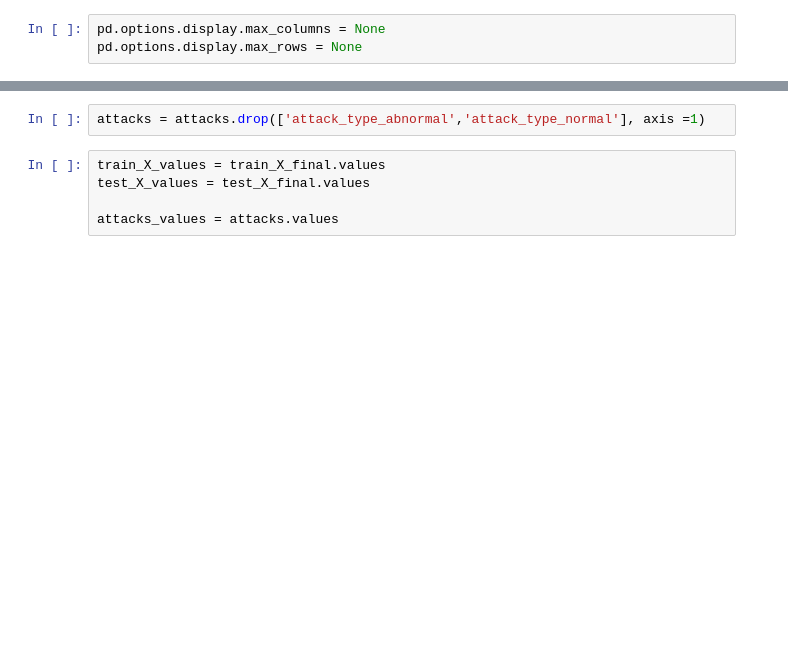
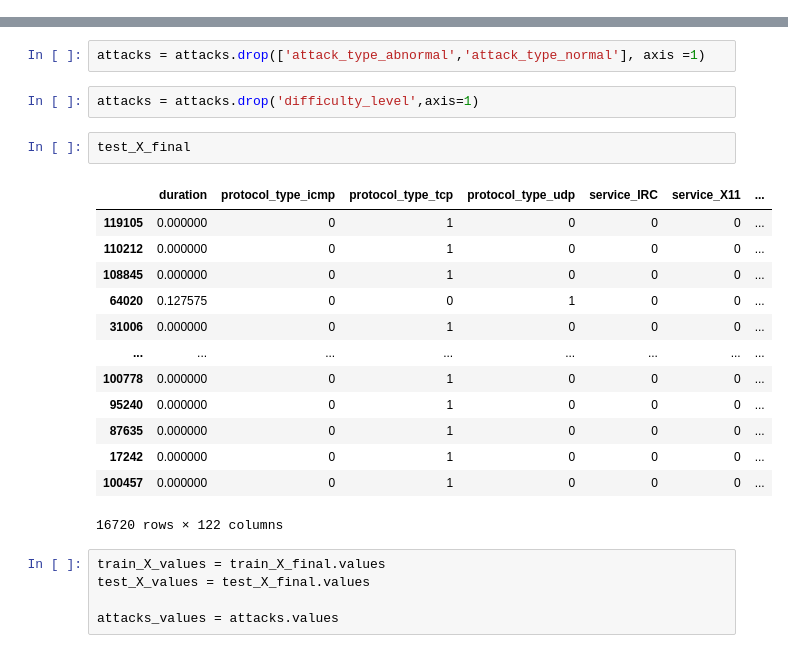
Before and after one commit to roguetech/ML-NIDS, a Jupyter notebook: Network_Instrusion_detection.ipynb, the cells around one changed output, grey strips where cells are left out. Drawn from its saved outputs; the diff is of its cells as text; blank space fills up the shorter version.

```diff
--- a/Network_Instrusion_detection.ipynb
+++ b/Network_Instrusion_detection.ipynb
@@ -359,9 +351,6 @@ Index(['duration', 'protocol_type_icmp', 'protocol_type_tcp',
        'dst_host_rerror_rate', 'dst_host_srv_rerror_rate', 'difficulty_level',
        'attack_type_abnormal'],
       dtype='object', length=124)
-# %%
-pd.options.display.max_columns = None
-pd.options.display.max_rows = None
 # %%
 train_X.columns.tolist()
 # %% [output]
@@ -422,5 +469,23 @@ normal_packet
 # %%
 attacks = attacks.drop(['attack_type_abnormal','attack_type_normal'], axis =1)
+# %%
+attacks = attacks.drop('difficulty_level',axis=1)
+# %%
+test_X_final
+# %% [output]
+|  | duration | protocol_type_icmp | protocol_type_tcp | protocol_type_udp | service_IRC | service_X11 | ... |
+| 119105 | 0.000000 | 0 | 1 | 0 | 0 | 0 | ... |
+| 110212 | 0.000000 | 0 | 1 | 0 | 0 | 0 | ... |
+| 108845 | 0.000000 | 0 | 1 | 0 | 0 | 0 | ... |
+| 64020 | 0.127575 | 0 | 0 | 1 | 0 | 0 | ... |
+| 31006 | 0.000000 | 0 | 1 | 0 | 0 | 0 | ... |
+| ... | ... | ... | ... | ... | ... | ... | ... |
+| 100778 | 0.000000 | 0 | 1 | 0 | 0 | 0 | ... |
+| 95240 | 0.000000 | 0 | 1 | 0 | 0 | 0 | ... |
+| 87635 | 0.000000 | 0 | 1 | 0 | 0 | 0 | ... |
+| 17242 | 0.000000 | 0 | 1 | 0 | 0 | 0 | ... |
+| 100457 | 0.000000 | 0 | 1 | 0 | 0 | 0 | ... |
+16720 rows × 122 columns
 # %%
 train_X_values = train_X_final.values
 test_X_values = test_X_final.values
```
Also changed, not shown: parts of 42 cells of this notebook.
